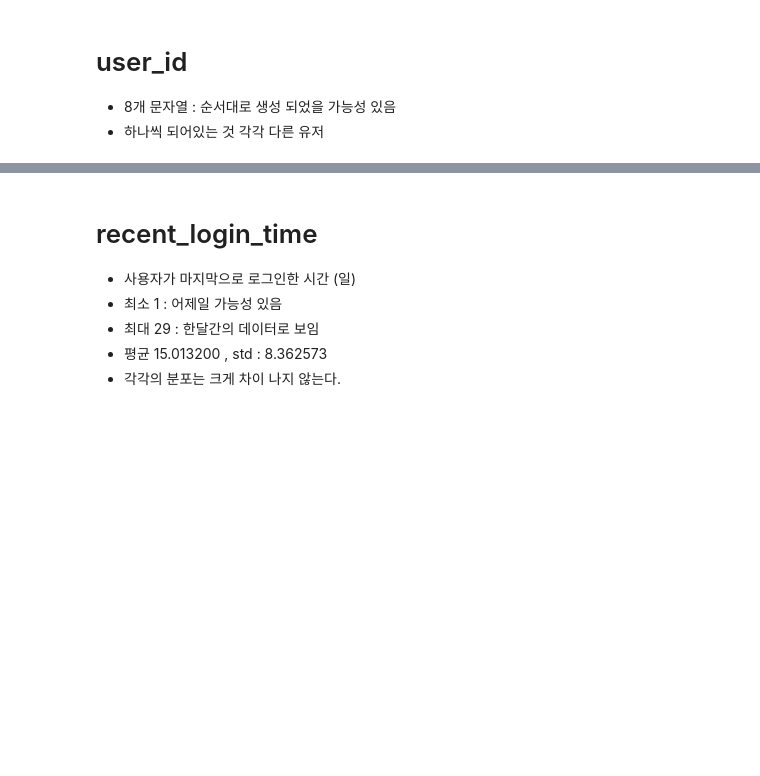
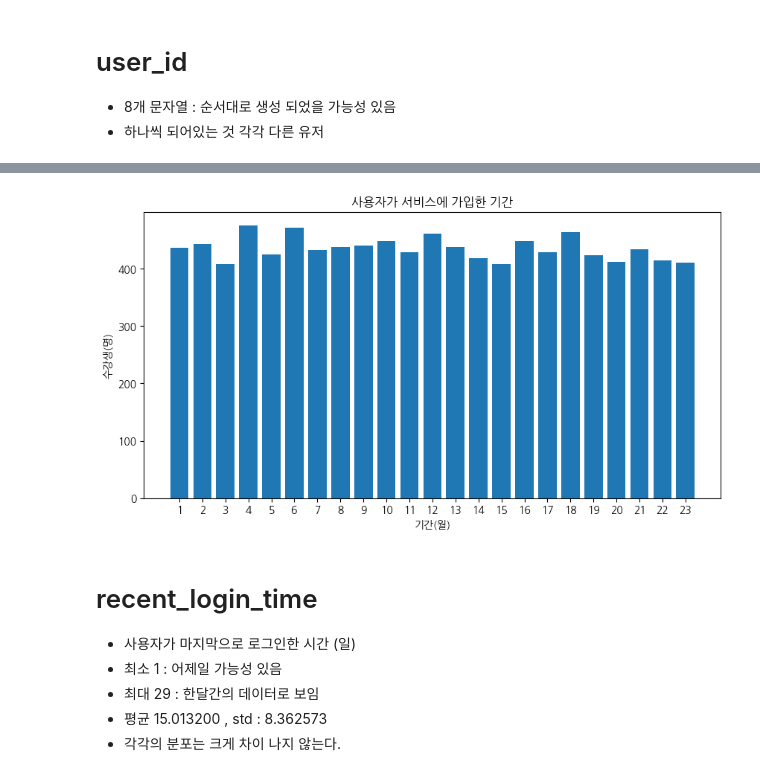
Before and after one commit to min01118/WASSUP4, a Jupyter notebook: 05_Data_Analysis/DA_Mini_Project.ipynb, the cells around one changed output, grey strips where cells are left out. Saved outputs shown, nothing was run; the diff lists cells and outputs as text; code cells hidden in the pictures; blank space fills up the shorter version.

```diff
--- a/05_Data_Analysis/DA_Mini_Project.ipynb
+++ b/05_Data_Analysis/DA_Mini_Project.ipynb
@@ -109,3 +123,29 @@ df.sort_values("user_id")
+# %%
+df['subscription_duration'].sort_values()
+subscription_duration = df['subscription_duration'].value_counts().sort_index()
+
+#그래프 사이즈
+plt.figure(figsize=(10,5))
+
+#그래프 x축 y축
+plt.bar(subscription_duration.index, subscription_duration.values)
+
+#그래프 명
+plt.title('사용자가 서비스에 가입한 기간')
+
+#그래프 x축 레이블
+plt.xlabel('기간(월)')
+
+#그래프 y축 레이블
+plt.ylabel('수강생(명)')
+
+#x축 레이블을
+plt.xticks(subscription_duration.index)
+
+#그래프 출력
+plt.show()
+# %% [output]
+[figure, added]
 # %% [markdown]
 # recent_login_time
 * 사용자가 마지막으로 로그인한 시간 (일)
```
Also changed, not shown: parts of 52 cells of this notebook.
